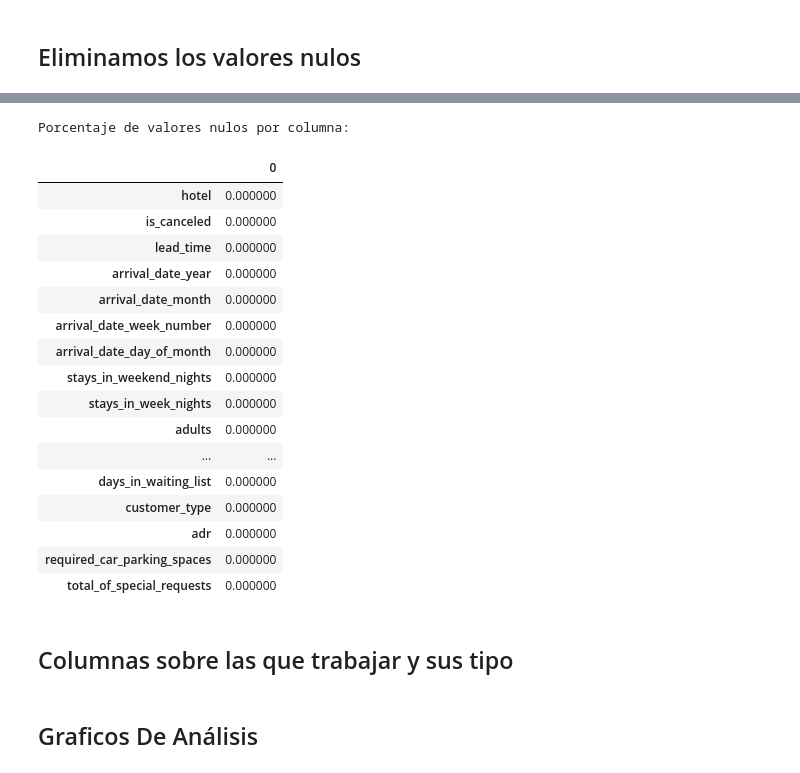
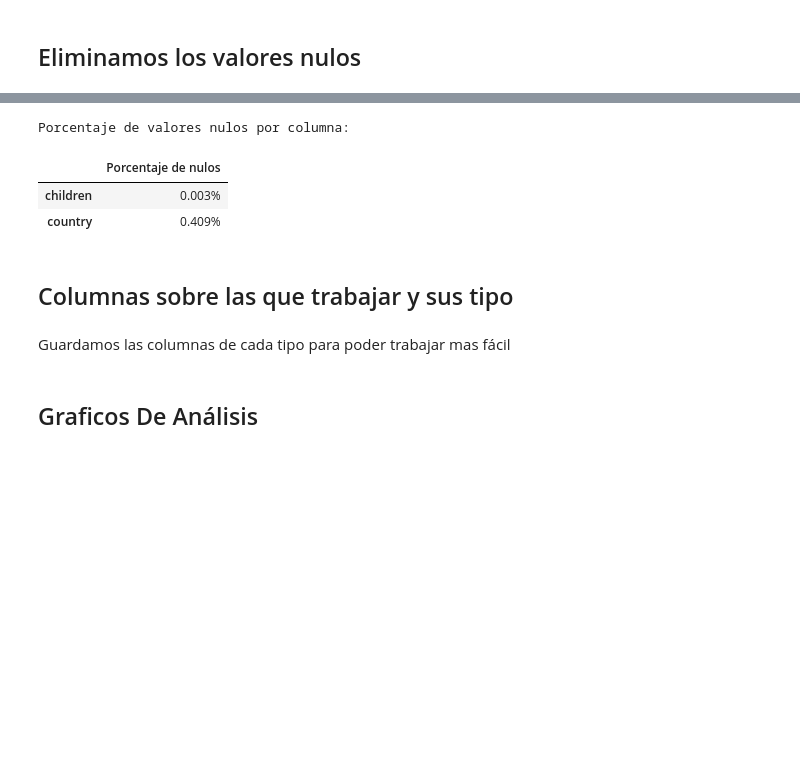
Before and after one commit to 4GeeksAcademy/LucasDellaMaestra-AlejandroNovellino-ReneRamirez-ProyectoFinal, a Jupyter notebook: notebooks/1.0-explore.ipynb, the cells around one changed output, grey strips where cells are left out. Drawn from its saved outputs; the diff is of its cells as text; code cells hidden in the pictures; blank space fills up the shorter version.

```diff
--- a/notebooks/1.0-explore.ipynb
+++ b/notebooks/1.0-explore.ipynb
@@ -412,28 +124,18 @@ Cantidad de valores nulos por columna:
 # %%
 # Para ver también en porcentaje (opcional)
 print("\nPorcentaje de valores nulos por columna:")
-pd.DataFrame(df_hotel.isnull().sum() / len(df_hotel) * 100)
+porcentaje_nulos = pd.DataFrame((df_hotel.isnull().sum() / len(df_hotel)) * 100, columns=['Porcentaje de nulos'])
+porcentaje_nulos = porcentaje_nulos[porcentaje_nulos['Porcentaje de nulos'] > 0].map(lambda x: f'{x:.3f}%')
+porcentaje_nulos
 # %% [output]
 Porcentaje de valores nulos por columna:
-|  | 0 |
-| hotel | 0.000000 |
-| is_canceled | 0.000000 |
-| lead_time | 0.000000 |
-| arrival_date_year | 0.000000 |
-| arrival_date_month | 0.000000 |
-| arrival_date_week_number | 0.000000 |
-| arrival_date_day_of_month | 0.000000 |
-| stays_in_weekend_nights | 0.000000 |
-| stays_in_week_nights | 0.000000 |
-| adults | 0.000000 |
-| ... | ... |
-| days_in_waiting_list | 0.000000 |
-| customer_type | 0.000000 |
-| adr | 0.000000 |
-| required_car_parking_spaces | 0.000000 |
-| total_of_special_requests | 0.000000 |
+|  | Porcentaje de nulos |
+| children | 0.003% |
+| country | 0.409% |
 # %% [markdown]
 ## Columnas sobre las que trabajar y sus tipo
+# %% [markdown]
+Guardamos las columnas de cada tipo para poder trabajar mas fácil
 # %%
 # variable objetivo
 target: str = 'is_canceled'
```
Also changed, not shown: parts of 47 cells of this notebook.
